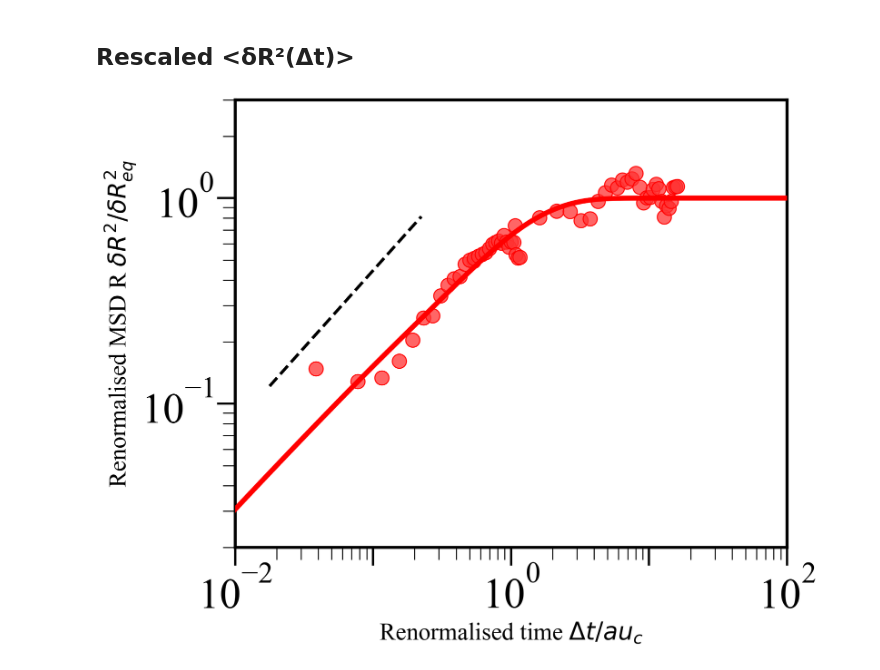
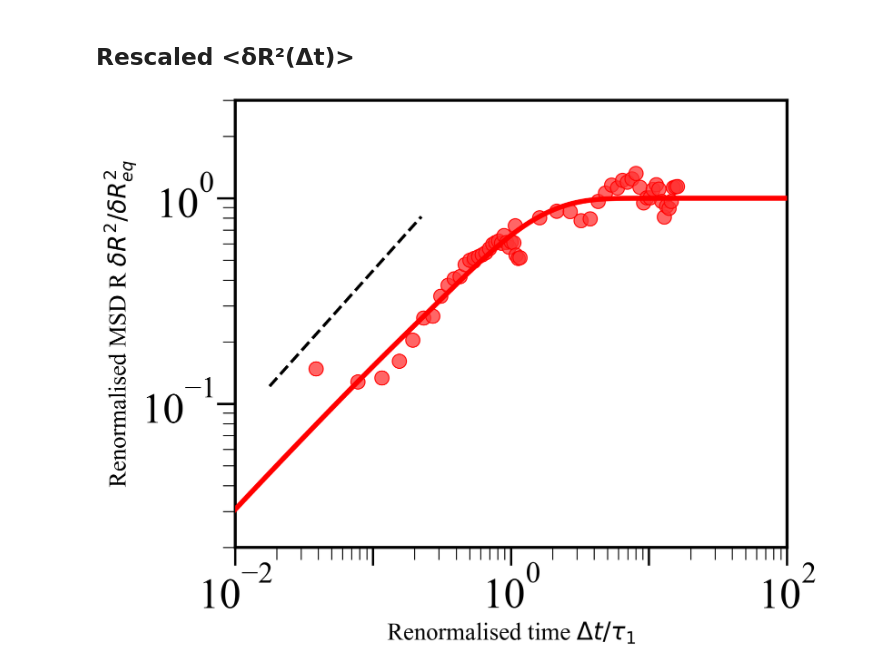
Before and after one commit to DyNaMo-INSERM/PyDyCoil, a Jupyter notebook: MSD.ipynb, the cells around one changed output. Cells and saved outputs as stored; diff of their text form; code cells hidden in the pictures.

```diff
--- a/MSD.ipynb
+++ b/MSD.ipynb
@@ -96,8 +96,11 @@ for name, df_mask in  df_MSD_all.groupby(by='config_label'):
                     c=cmap_hex[i_file], edgecolors=color_hex)
 
         plt.xscale('log');plt.yscale('log')
+        #plt.ylabel(r"$\delta \theta_{{\mathrm{{bend}}}}$", fontsize=24)
+        #plt.xlabel(r' $\Delta t/{\tau_1}$', fontsize=24)
 
-
+        plt.xlabel(r'$\Delta t \ (s)$' )
+        plt.ylabel(r'$\delta \theta_{{\mathrm{{bend}}}} \ (deg^2)$ ' )
         plt.xlim(x_bend_lt);plt.ylim(y_bend_lt)
         i_file += 1
     plt.plot(t_data, off_ref*t_data**0.25, color='black',
@@ -208,33 +211,33 @@ for name, df_config in df_renorm_MSD.groupby(['config_label']):
                     c=cmap_hex[i_file], edgecolors=color_hex, zorder=i_file)
 
         # Set logarithmic scales
         plt.xscale('log')
         plt.yscale('log')
 
         # Plot reference line (t^0.75 scaling for subdiffusive regime)
         temp_x = np.logspace(-1.75, -0.65, num=1000)
         plt.plot(temp_x, off_ref_msd*temp_x**0.75, color='black',
                     label='predicted FR method', linewidth=3, linestyle='--')
 
         # Set axis limits
         plt.xlim(x_renorm_limits)
         plt.ylim(y_renorm_limit)
 
         # Configure axis formatting
         ax = plt.gca()
         ax.set_xticks(x_ticks)
         ax.set_xticklabels(x_tick_labels)
-        ax.set_ylabel("Renormalised MSD R $\delta R^2/\delta R^2_{eq}$", fontsize=24)
-        ax.set_xlabel('Renormalised time $\Delta t/\tau_c$', fontsize=24)
+        ax.set_ylabel(r"Renormalised MSD R $\delta R^2/\delta R^2_{eq}$", fontsize=24)
+        ax.set_xlabel(r'Renormalised time $\Delta t/{\tau_1}$', fontsize=24)
 
         # Add logarithmic minor ticks
         ax.xaxis.set_minor_locator(LogLocator(base=10.0, subs='auto', numticks=100))
         ax.yaxis.set_minor_locator(LogLocator(base=10.0, subs='auto', numticks=100))
 
         # Configure tick parameters
         ax.tick_params(axis='both', which='major', labelsize=42.016808)
 
         i_file += 1
 plt.show()
 # %% [output]
-[figure, old version]
+[figure, new version]
```
Also changed, not shown: parts of 2 cells of this notebook, 1 other file.
